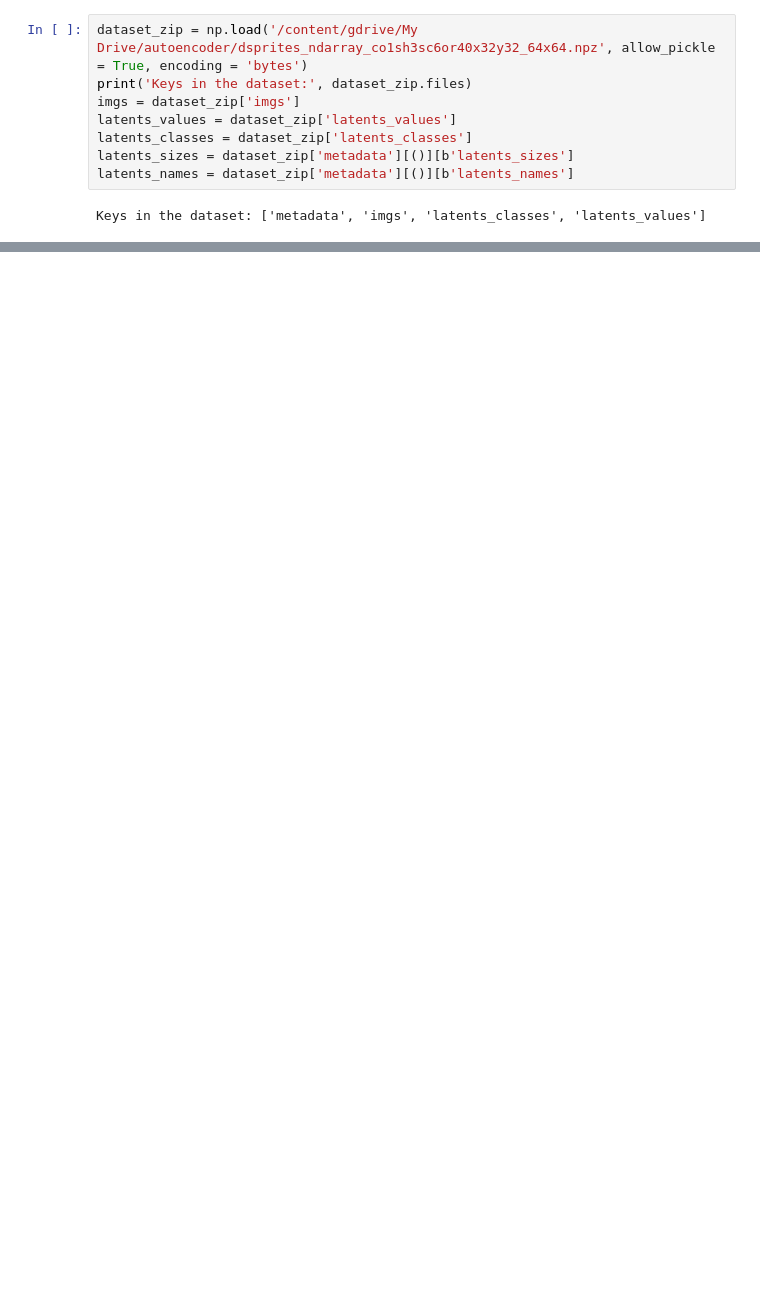
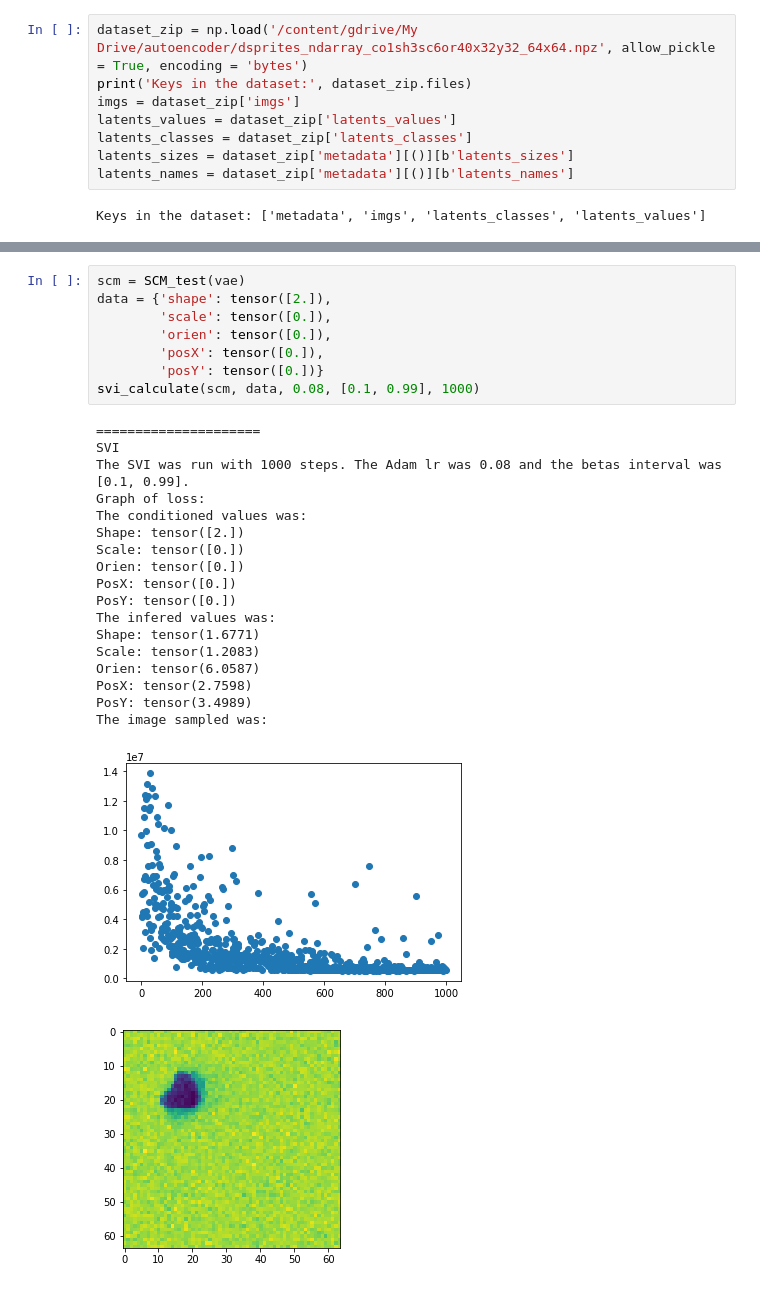
Before and after one commit to GiovaniValdrighi/inferencia_causal, a Jupyter notebook: scm_counterfactual.ipynb, the cells around one changed output, grey strips where cells are left out. Saved outputs shown, nothing was run; the diff lists cells and outputs as text; blank space fills up the shorter version.

```diff
--- a/scm_counterfactual.ipynb
+++ b/scm_counterfactual.ipynb
@@ -268,0 +445,28 @@ tensor([ 1.0018,  0.9955, -0.0065,  ...,  1.0014,  0.9869, -0.0021])
+# %%
+scm = SCM_test(vae)
+data = {'shape': tensor([2.]),
+        'scale': tensor([0.]),
+        'orien': tensor([0.]),
+        'posX': tensor([0.]),
+        'posY': tensor([0.])}
+svi_calculate(scm, data, 0.08, [0.1, 0.99], 1000)
+# %% [output]
+=====================
+SVI
+The SVI was run with 1000 steps. The Adam lr was 0.08 and the betas interval was [0.1, 0.99].
+Graph of loss:
+The conditioned values was:
+Shape: tensor([2.])
+Scale: tensor([0.])
+Orien: tensor([0.])
+PosX: tensor([0.])
+PosY: tensor([0.])
+The infered values was:
+Shape: tensor(1.6771)
+Scale: tensor(1.2083)
+Orien: tensor(6.0587)
+PosX: tensor(2.7598)
+PosY: tensor(3.4989)
+The image sampled was:
+[figure, added]
+[figure, added]
```
Also changed, not shown: parts of 9 cells of this notebook.
